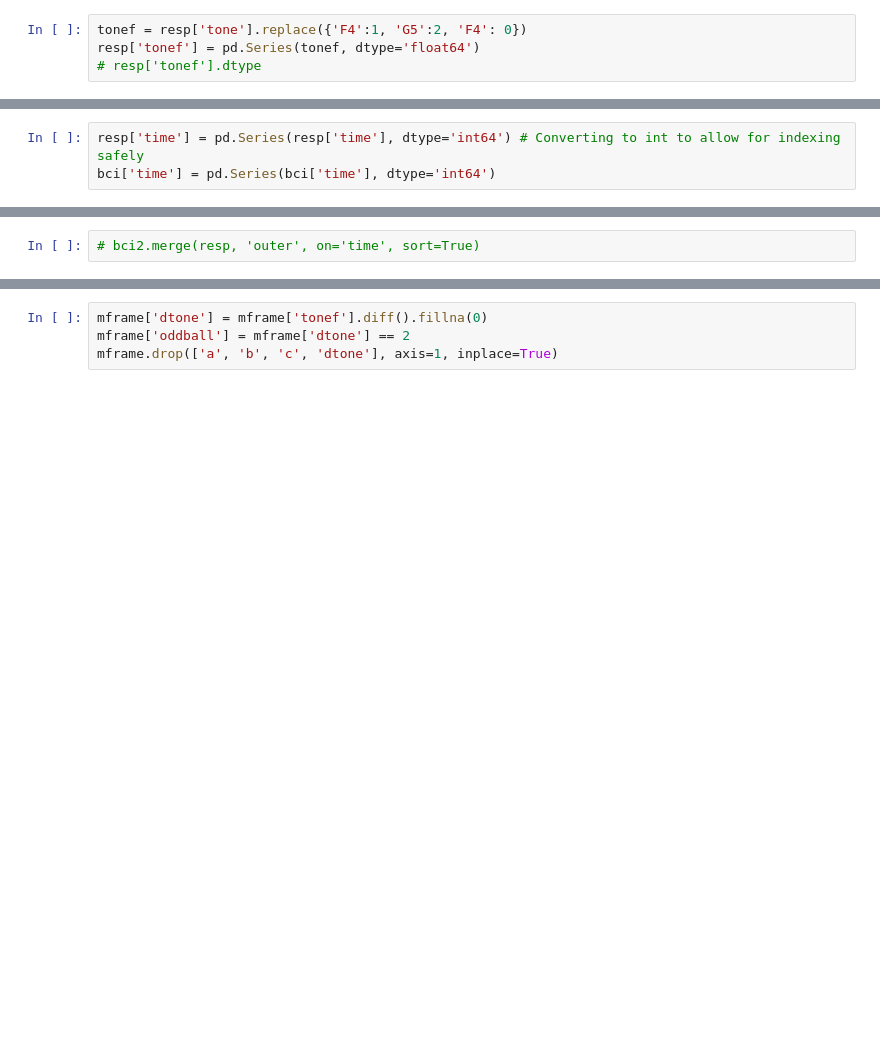
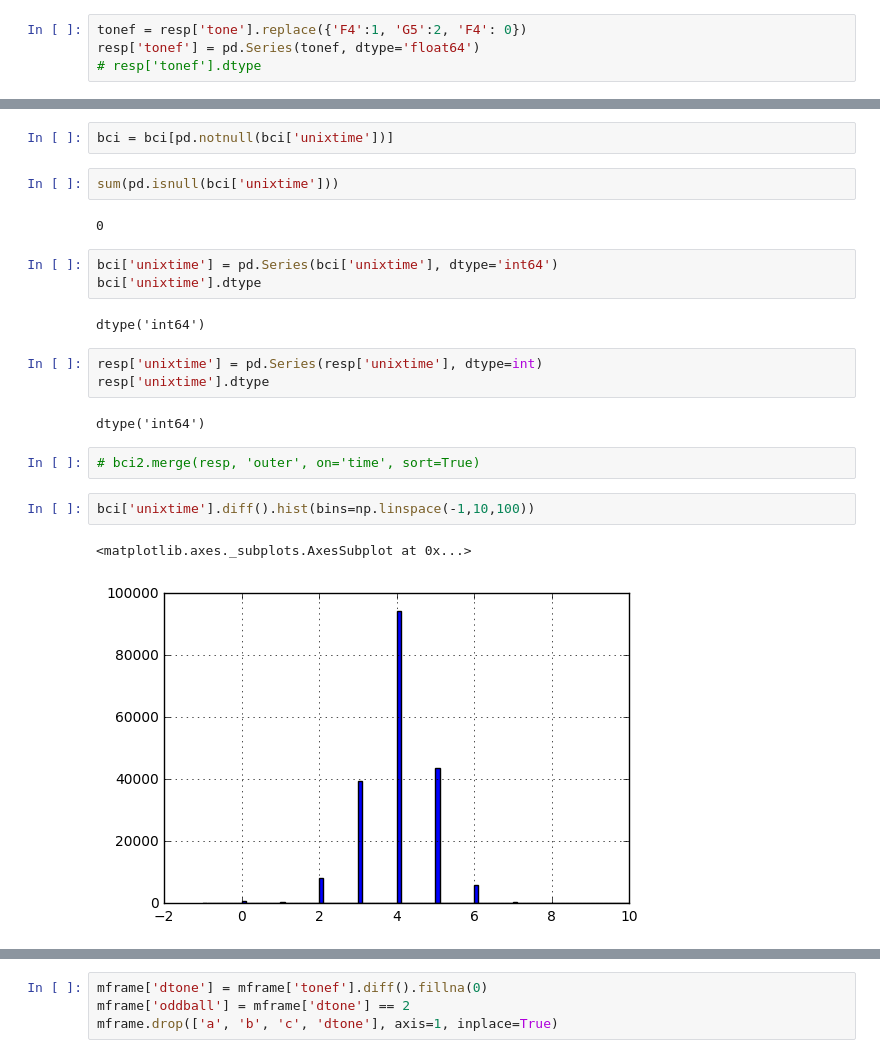
Before and after one commit to xkortex/bci_erp, a Jupyter notebook: python/oddball_erp02.ipynb, the cells around one changed output, grey strips where cells are left out. Cells and saved outputs as stored; diff of their text form; blank space fills up the shorter version.

```diff
--- a/python/oddball_erp02.ipynb
+++ b/python/oddball_erp02.ipynb
@@ -204,3 +229,0 @@ len(bci)
-# %%
-resp['time'] = pd.Series(resp['time'], dtype='int64') # Converting to int to allow for indexing safely
-bci['time'] = pd.Series(bci['time'], dtype='int64')
@@ -212,2 +230,23 @@ bci2 = bci.iloc[mid-100:mid+100]
+# %%
+bci = bci[pd.notnull(bci['unixtime'])]
+# %%
+sum(pd.isnull(bci['unixtime']))
+# %% [output]
+0
+# %%
+bci['unixtime'] = pd.Series(bci['unixtime'], dtype='int64')
+bci['unixtime'].dtype
+# %% [output]
+dtype('int64')
+# %%
+resp['unixtime'] = pd.Series(resp['unixtime'], dtype=int)
+resp['unixtime'].dtype
+# %% [output]
+dtype('int64')
 # %%
 # bci2.merge(resp, 'outer', on='time', sort=True)
+# %%
+bci['unixtime'].diff().hist(bins=np.linspace(-1,10,100))
+# %% [output]
+<matplotlib.axes._subplots.AxesSubplot at 0x...>
+[figure, added]
```
Also changed, not shown: parts of 31 cells of this notebook, 15 other files.
